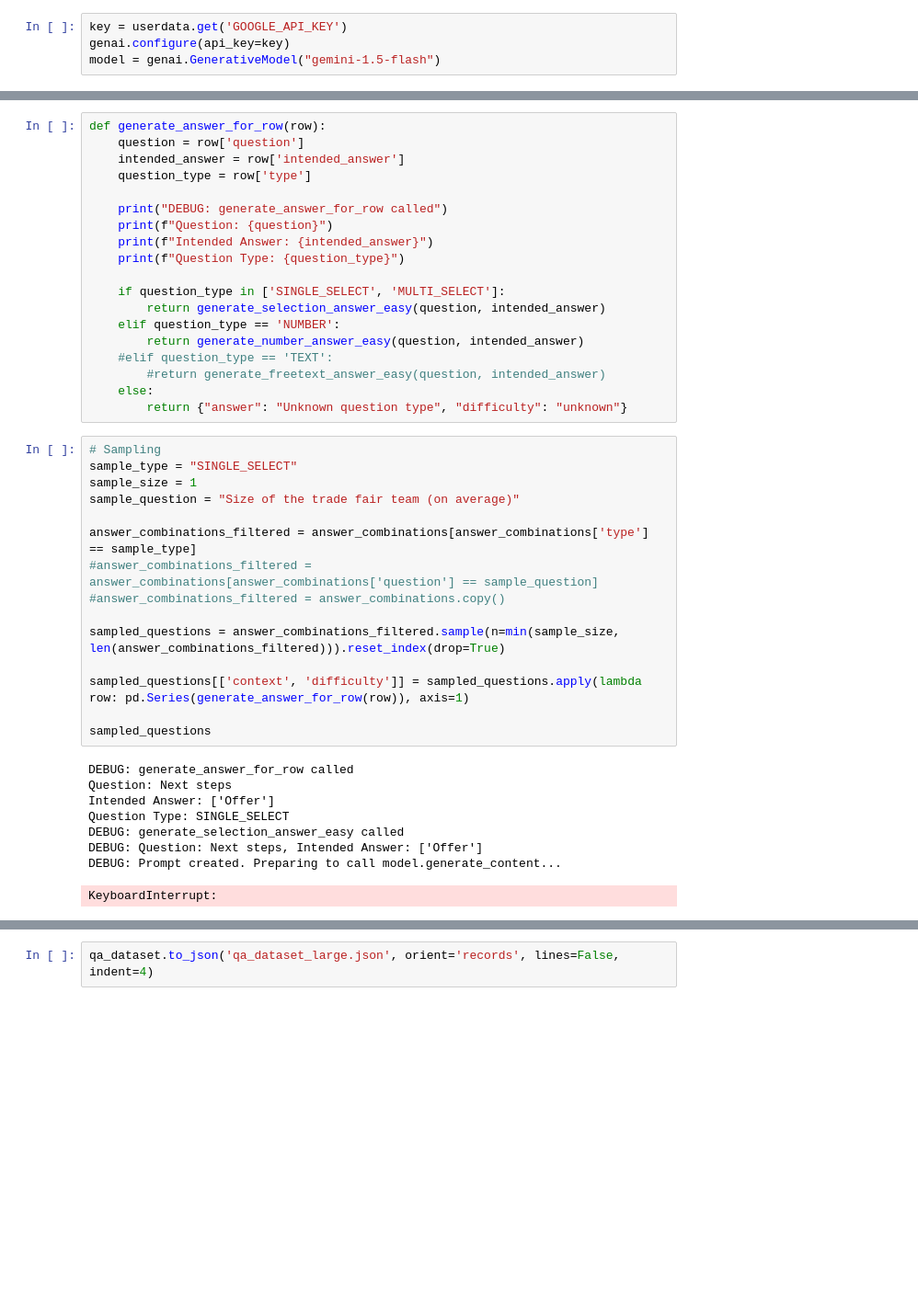
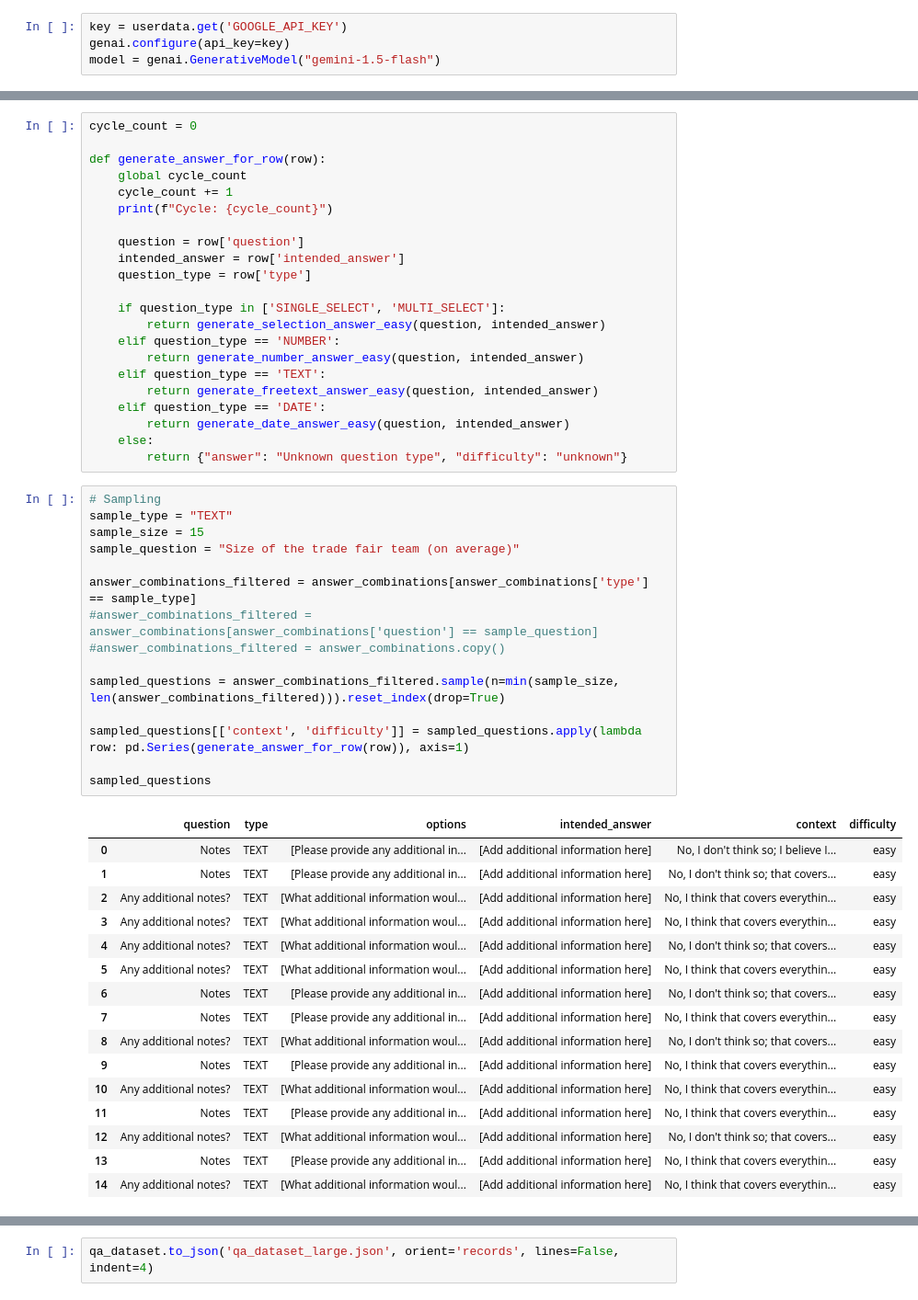
Before and after one commit to alexk2206/tds_capstone, a Jupyter notebook: QA_Dataset.ipynb, the cells around one changed output, grey strips where cells are left out. Shown at 92% size. Saved outputs shown, nothing was run; the diff lists cells and outputs as text; blank space fills up the shorter version.

```diff
--- a/QA_Dataset.ipynb
+++ b/QA_Dataset.ipynb
@@ -128,43 +168,54 @@ def generate_freetext_answer_easy(question, intended_answer):
 # %%
+cycle_count = 0
+
 def generate_answer_for_row(row):
+    global cycle_count
+    cycle_count += 1
+    print(f"Cycle: {cycle_count}")
+
     question = row['question']
     intended_answer = row['intended_answer']
     question_type = row['type']
-
-    print("DEBUG: generate_answer_for_row called")
-    print(f"Question: {question}")
-    print(f"Intended Answer: {intended_answer}")
-    print(f"Question Type: {question_type}")
 
     if question_type in ['SINGLE_SELECT', 'MULTI_SELECT']:
         return generate_selection_answer_easy(question, intended_answer)
     elif question_type == 'NUMBER':
         return generate_number_answer_easy(question, intended_answer)
-    #elif question_type == 'TEXT':
-        #return generate_freetext_answer_easy(question, intended_answer)
+    elif question_type == 'TEXT':
+        return generate_freetext_answer_easy(question, intended_answer)
+    elif question_type == 'DATE':
+        return generate_date_answer_easy(question, intended_answer)
     else:
         return {"answer": "Unknown question type", "difficulty": "unknown"}
 # %%
 # Sampling
-sample_type = "SINGLE_SELECT"
-sample_size = 1
+sample_type = "TEXT"
+sample_size = 15
 sample_question = "Size of the trade fair team (on average)"
 
 answer_combinations_filtered = answer_combinations[answer_combinations['type'] == sample_type]
 #answer_combinations_filtered = answer_combinations[answer_combinations['question'] == sample_question]
 #answer_combinations_filtered = answer_combinations.copy()
 
 sampled_questions = answer_combinations_filtered.sample(n=min(sample_size, len(answer_combinations_filtered))).reset_index(drop=True)
 
 sampled_questions[['context', 'difficulty']] = sampled_questions.apply(lambda row: pd.Series(generate_answer_for_row(row)), axis=1)
 
 sampled_questions
 # %% [output]
-DEBUG: generate_answer_for_row called
-Question: Next steps
-Intended Answer: ['Offer']
-Question Type: SINGLE_SELECT
-DEBUG: generate_selection_answer_easy called
-DEBUG: Question: Next steps, Intended Answer: ['Offer']
-DEBUG: Prompt created. Preparing to call model.generate_content...
-KeyboardInterrupt:
+|  | question | type | options | intended_answer | context | difficulty |
+| 0 | Notes | TEXT | [Please provide any additional in... | [Add additional information here] | No, I don't think so; I believe I... | easy |
+| 1 | Notes | TEXT | [Please provide any additional in... | [Add additional information here] | No, I don't think so; that covers... | easy |
+| 2 | Any additional notes? | TEXT | [What additional information woul... | [Add additional information here] | No, I think that covers everythin... | easy |
+| 3 | Any additional notes? | TEXT | [What additional information woul... | [Add additional information here] | No, I think that covers everythin... | easy |
+| 4 | Any additional notes? | TEXT | [What additional information woul... | [Add additional information here] | No, I don't think so; that covers... | easy |
+| 5 | Any additional notes? | TEXT | [What additional information woul... | [Add additional information here] | No, I think that covers everythin... | easy |
+| 6 | Notes | TEXT | [Please provide any additional in... | [Add additional information here] | No, I don't think so; that covers... | easy |
+| 7 | Notes | TEXT | [Please provide any additional in... | [Add additional information here] | No, I think that covers everythin... | easy |
+| 8 | Any additional notes? | TEXT | [What additional information woul... | [Add additional information here] | No, I don't think so; that covers... | easy |
+| 9 | Notes | TEXT | [Please provide any additional in... | [Add additional information here] | No, I think that covers everythin... | easy |
+| 10 | Any additional notes? | TEXT | [What additional information woul... | [Add additional information here] | No, I think that covers everythin... | easy |
+| 11 | Notes | TEXT | [Please provide any additional in... | [Add additional information here] | No, I think that covers everythin... | easy |
+| 12 | Any additional notes? | TEXT | [What additional information woul... | [Add additional information here] | No, I don't think so; that covers... | easy |
+| 13 | Notes | TEXT | [Please provide any additional in... | [Add additional information here] | No, I think that covers everythin... | easy |
+| 14 | Any additional notes? | TEXT | [What additional information woul... | [Add additional information here] | No, I think that covers everythin... | easy |
```
Also changed, not shown: parts of 10 cells of this notebook.
